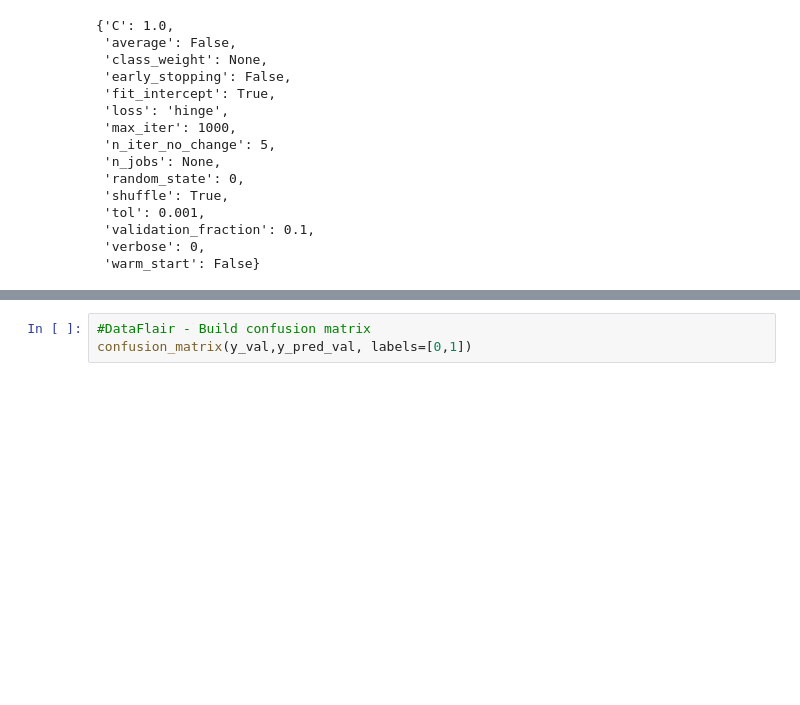
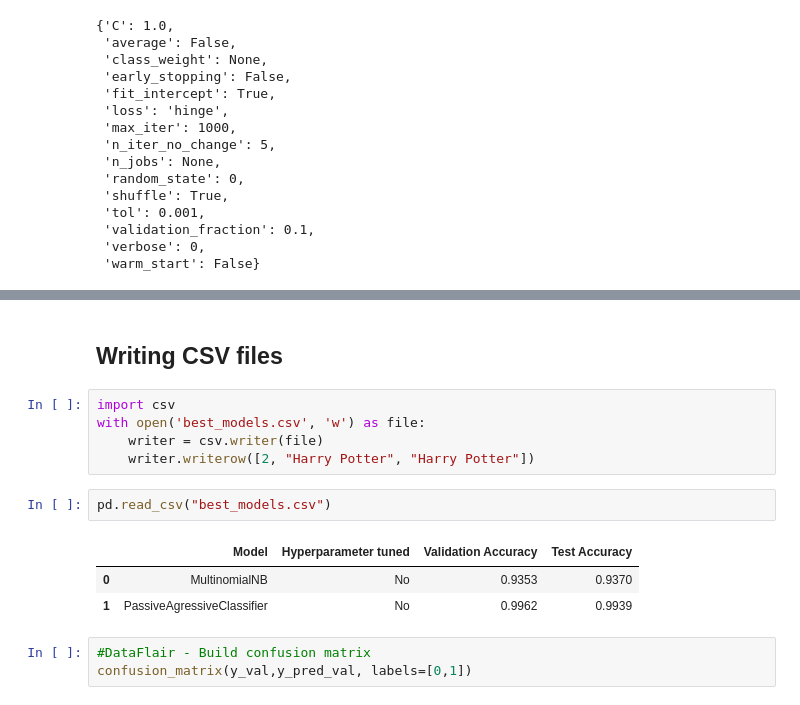
Before and after one commit to spolo96/Fake-news-detection-study, a Jupyter notebook: models/PassiveAgressive-FakeNewsDetection.ipynb, the cells around one changed output, grey strips where cells are left out. Saved outputs shown, nothing was run; the diff lists cells and outputs as text; blank space fills up the shorter version.

```diff
--- a/models/PassiveAgressive-FakeNewsDetection.ipynb
+++ b/models/PassiveAgressive-FakeNewsDetection.ipynb
@@ -308,3 +323,16 @@ clf.get_params()
+# %% [markdown]
+## Writing CSV files
+# %%
+import csv
+with open('best_models.csv', 'w') as file:
+    writer = csv.writer(file)
+    writer.writerow([2, "Harry Potter", "Harry Potter"])
+# %%
+pd.read_csv("best_models.csv")
+# %% [output]
+|  | Model | Hyperparameter tuned | Validation Accuracy | Test Accuracy |
+| 0 | MultinomialNB | No | 0.9353 | 0.9370 |
+| 1 | PassiveAgressiveClassifier | No | 0.9962 | 0.9939 |
 # %%
 #DataFlair - Build confusion matrix
 confusion_matrix(y_val,y_pred_val, labels=[0,1])
```
Also changed, not shown: parts of 10 cells of this notebook, 6 other files.
